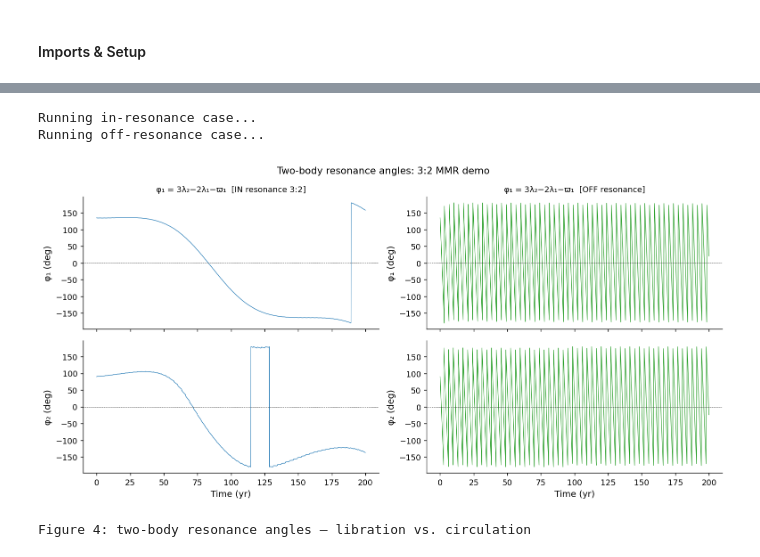
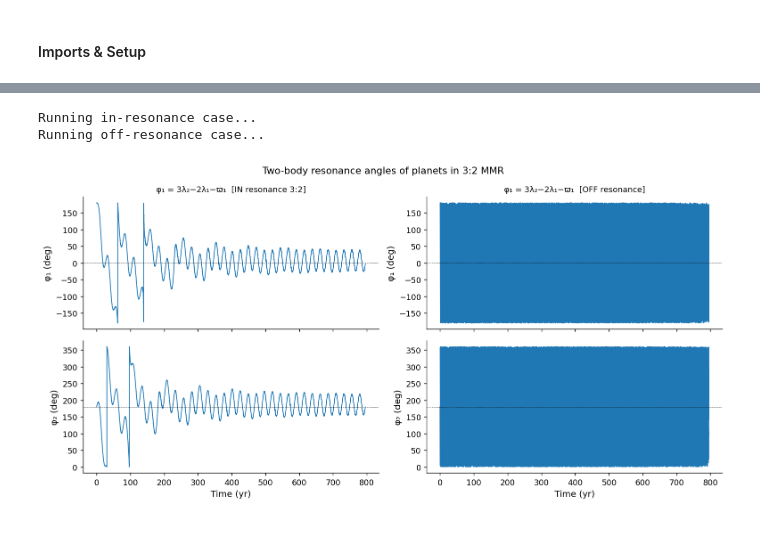
Before and after one commit to dchen10Git/uchi-exoplanets-2025, a Jupyter notebook: libration.ipynb, the cells around one changed output, grey strips where cells are left out. Saved outputs shown, nothing was run; the diff lists cells and outputs as text; code cells hidden in the pictures.

Commit message:
Updated libration code

```diff
--- a/libration.ipynb
+++ b/libration.ipynb
@@ -121,10 +116,10 @@ phi0, dphi0 = 2.0, 0.0
 t_eval = np.linspace(0, 40, 5000)
 
 gamma_cases = [
-    (0.05, "Underdamped γ=0.05", "C0"),
-    (0.5,  "Underdamped γ=0.5",  "C1"),
-    (1.0,  "Critically damped γ=1.0", "C3"),
-    (3.0,  "Overdamped γ=3.0",   "C2"),
+    (0.05, "Underdamped $\gamma=0.05$", "C0"),
+    (0.5,  "Underdamped $\gamma=0.5$",  "C1"),
+    (1.0,  "Critically damped $\gamma=1.0$", "C3"),
+    (3.0,  "Overdamped $\gamma=3.0$",   "C2"),
 ]
 
 fig, axes = plt.subplots(1, 2, figsize=(11, 4))
@@ -148,7 +143,5 @@ axes[1].set_title("Phase portrait with damping")
 axes[1].legend(fontsize=8)
 
 plt.tight_layout()
-plt.savefig("fig2_damping.png", bbox_inches="tight")
 plt.show()
-print("Figure 2: overdamping and libration amplitude freezing")
 # %% [output]
@@ -247,15 +236,37 @@ where $\lambda = M + \varpi$ is the mean longitude and $\varpi$ is the longitude
 
 Below we set up a 2-planet system near 3:2 MMR and track the resonance angle.
 # %%
-def run_2body_resonance(a1, a2, e1, e2, m1, m2, Norbits=200, Nout=2000):
+def run_2body_resonance(a1, a2, e1, e2, m1, m2, Norbits=5000, Nout=100000):
     """Run a 2-planet REBOUND sim and return resonance angle time series."""
     sim = rebound.Simulation()
-    sim.add(m=1.0)                          # star
-    sim.add(m=m1, a=a1, e=e1, inc=0, Omega=0, omega=0, f=0)
-    sim.add(m=m2, a=a2, e=e2, inc=0, Omega=0, omega=np.pi/4, f=0)
+    sim.G = 4 * np.pi**2 # Units: AU, Yr, M_sun
+    sim.add(m=1.0) # star
+
+    # Calculate Mean Longitudes (l) to satisfy the resonance
+    l1 = 0.0
+    l2 = np.pi / 3.0
+
+    sim.add(m=m1, a=a1, e=e1, l=l1)
+    sim.add(m=m2, a=a2, e=e2, l=l2)
     sim.move_to_com()
     sim.integrator = "whfast"
-    sim.dt = 0.05 * sim.particles[1].P
+    ps = sim.particles
+    sim.dt = 0.05 * ps[1].P
+
+    # Adding damping so they stay in resonance
+    rebx = reboundx.Extras(sim)
+    mof = rebx.load_force("modify_orbits_forces")
+    rebx.add_force(mof)
+
+    # Set timescales (negative value = damping/inward migration)
+    tau_a = -1e5
+    tau_e = -1e3
+
+    # a damping here is only applied to the outer planet
+    ps[2].params["tau_a"] = tau_a
+    # e damping on all planets
+    for i in range(1, 3):
+        ps[i].params["tau_e"] = tau_e
 
     times = np.linspace(0, Norbits * sim.particles[1].P, Nout)
     phi1_arr = np.zeros(Nout)
@@ -280,49 +291,46 @@ def run_2body_resonance(a1, a2, e1, e2, m1, m2, Norbits=200, Nout=2000):
 
 # a2/a1 for exact 3:2: (3/2)^(2/3) ≈ 1.310
 a1 = 1.0
-a2_res     = a1 * (3/2)**(2/3)
-a2_nonres  = a1 * 1.45  # off resonance
-
-m_planet = 3e-5   # ~10 Earth masses
+a2_res = a1 * (3/2)**(2/3)
+a2_nonres = a1 * 1.45  # off resonance
+ecc = 0.05
+m_p = 3e-5 # planet mass (~10 Earth masses)
 
 print("Running in-resonance case...")
-t_r, phi1_r, phi2_r   = run_2body_resonance(a1, a2_res,   0.04, 0.03, m_planet, m_planet)
+t_r, phi1_r, phi2_r = run_2body_resonance(a1, a2_res, ecc, ecc, m_p, m_p)
 print("Running off-resonance case...")
-t_n, phi1_n, phi2_n   = run_2body_resonance(a1, a2_nonres, 0.04, 0.03, m_planet, m_planet)
+t_n, phi1_n, phi2_n = run_2body_resonance(a1, a2_nonres, ecc, ecc, m_p, m_p)
 
 fig, axes = plt.subplots(2, 2, figsize=(12, 6), sharex="col")
 
 for ax, phi, title, color in zip(
     axes[0],
     [phi1_r, phi1_n],
     ["φ₁ = 3λ₂−2λ₁−ϖ₁  [IN resonance 3:2]",
      "φ₁ = 3λ₂−2λ₁−ϖ₁  [OFF resonance]"],
-    ["C0", "C2"]
+    ["C0", "C0"]
 ):
-    ax.plot(t_r if "IN" in title else t_n, phi * 180/np.pi, color=color, lw=0.7)
+    ax.plot(t_r if "IN" in title else t_n, phi * 180/np.pi, color=color, lw=1)
     ax.axhline(0, color="k", lw=0.4, ls="--")
     ax.set_title(title, fontsize=10)
     ax.set_ylabel("φ₁ (deg)")
 
 for ax, phi, t, color in zip(
     axes[1],
     [phi2_r, phi2_n],
     [t_r, t_n],
-    ["C0", "C2"]
+    ["C0", "C0"]
 ):
-    ax.plot(t, phi * 180/np.pi, color=color, lw=0.7)
-    ax.axhline(0, color="k", lw=0.4, ls="--")
+    ax.plot(t, (phi * 180/np.pi + 360)%360, color=color, lw=1)
+    ax.axhline(180, color="k", lw=0.4, ls="--")
     ax.set_ylabel("φ₂ (deg)")
     ax.set_xlabel("Time (yr)")
 
-plt.suptitle("Two-body resonance angles: 3:2 MMR demo", fontsize=12)
+plt.suptitle("Two-body resonance angles of planets in 3:2 MMR", fontsize=12)
 plt.tight_layout()
-plt.savefig("fig4_2body_resonance.png", bbox_inches="tight")
 plt.show()
-print("Figure 4: two-body resonance angles — libration vs. circulation")
 # %% [output]
 Running in-resonance case...
 Running off-resonance case...
-[figure, old version]
+[figure, new version]
-Figure 4: two-body resonance angles — libration vs. circulation
 # %% [markdown]
```
Also changed, not shown: parts of 17 cells of this notebook.
